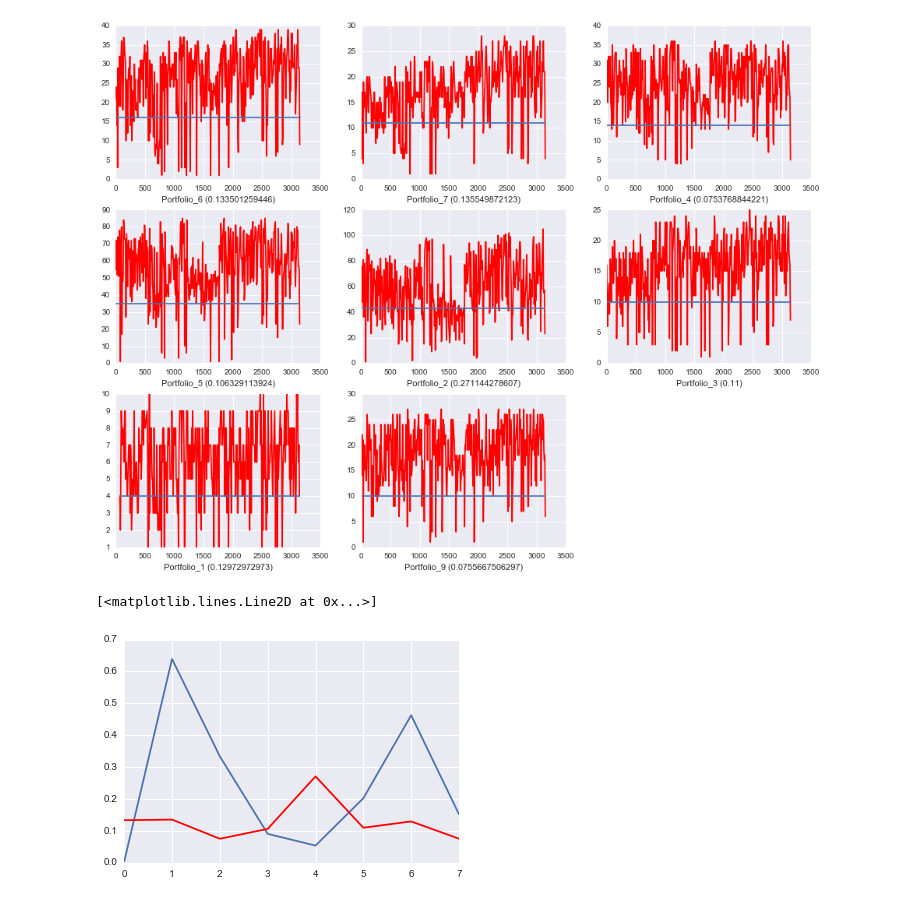
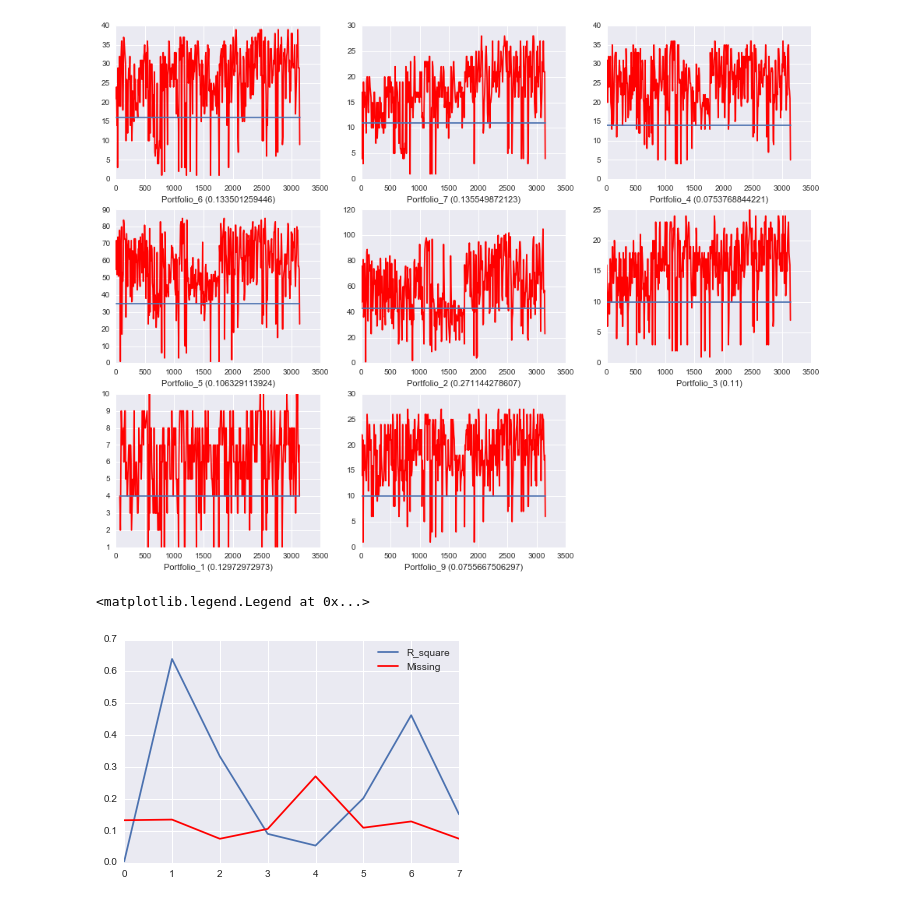
Before and after one commit to MaxwellLZH/BigByteInsight, a Jupyter notebook: HomeChallenge/r2/r2_test.ipynb, the cells around one changed output. Cells and saved outputs as stored; diff of their text form; code cells hidden in the pictures.

```diff
--- a/HomeChallenge/r2/r2_test.ipynb
+++ b/HomeChallenge/r2/r2_test.ipynb
@@ -410,10 +410,11 @@ missing_prop = pd.DataFrame({'Ticker': portfolios, 'Missing': missing_prop})
 # %%
 #Does the missing proportion relate to the r_square
 t = benchmark.merge(missing_prop, on='Ticker')
 plt.plot(t.R_square)
 plt.plot(t.Missing, color='red')
+plt.legend()
 
 #the number of days missing doesn't seem to have a direct impact on the R_square
 # %% [output]
-[<matplotlib.lines.Line2D at 0x...>]
+<matplotlib.legend.Legend at 0x...>
-[figure, old version]
+[figure, new version]
```
Also changed, not shown: 1 other file.
